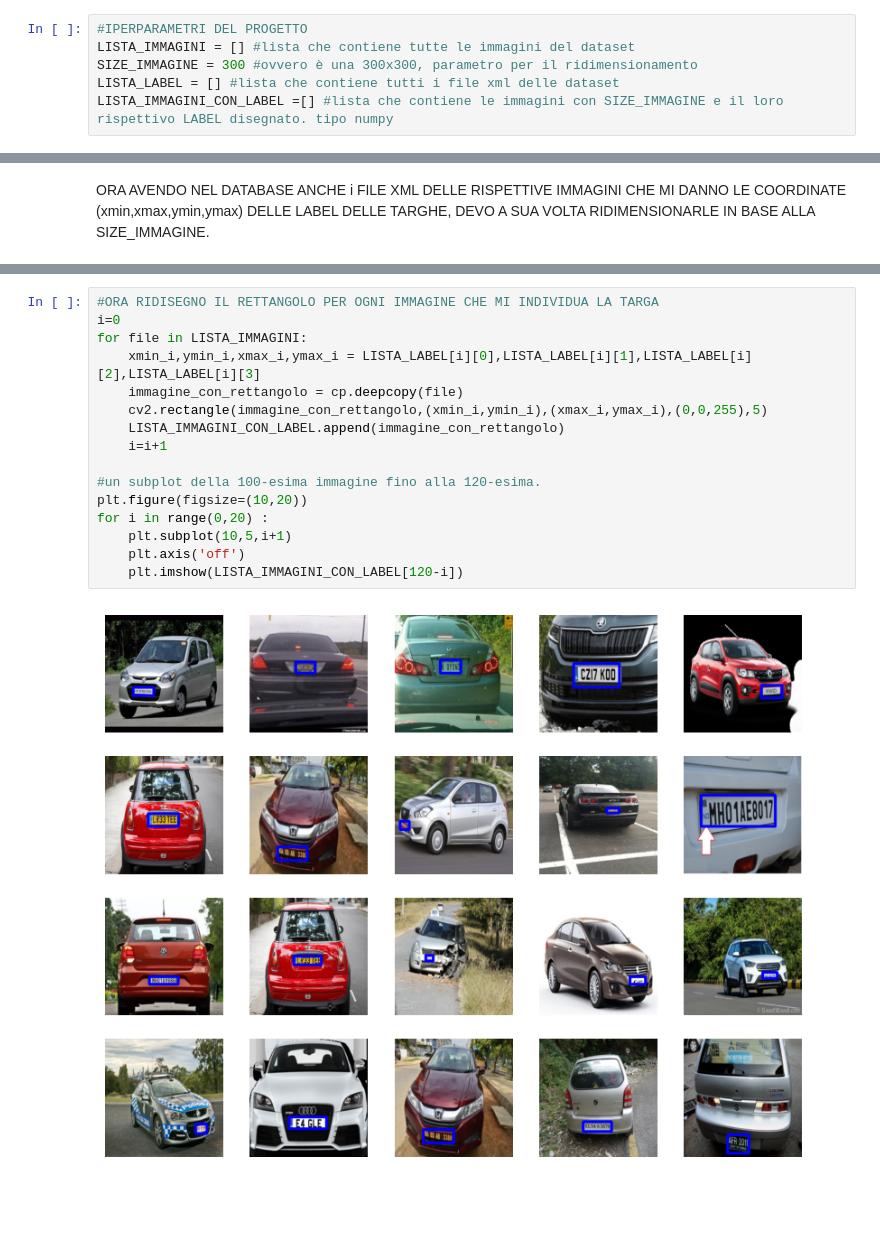
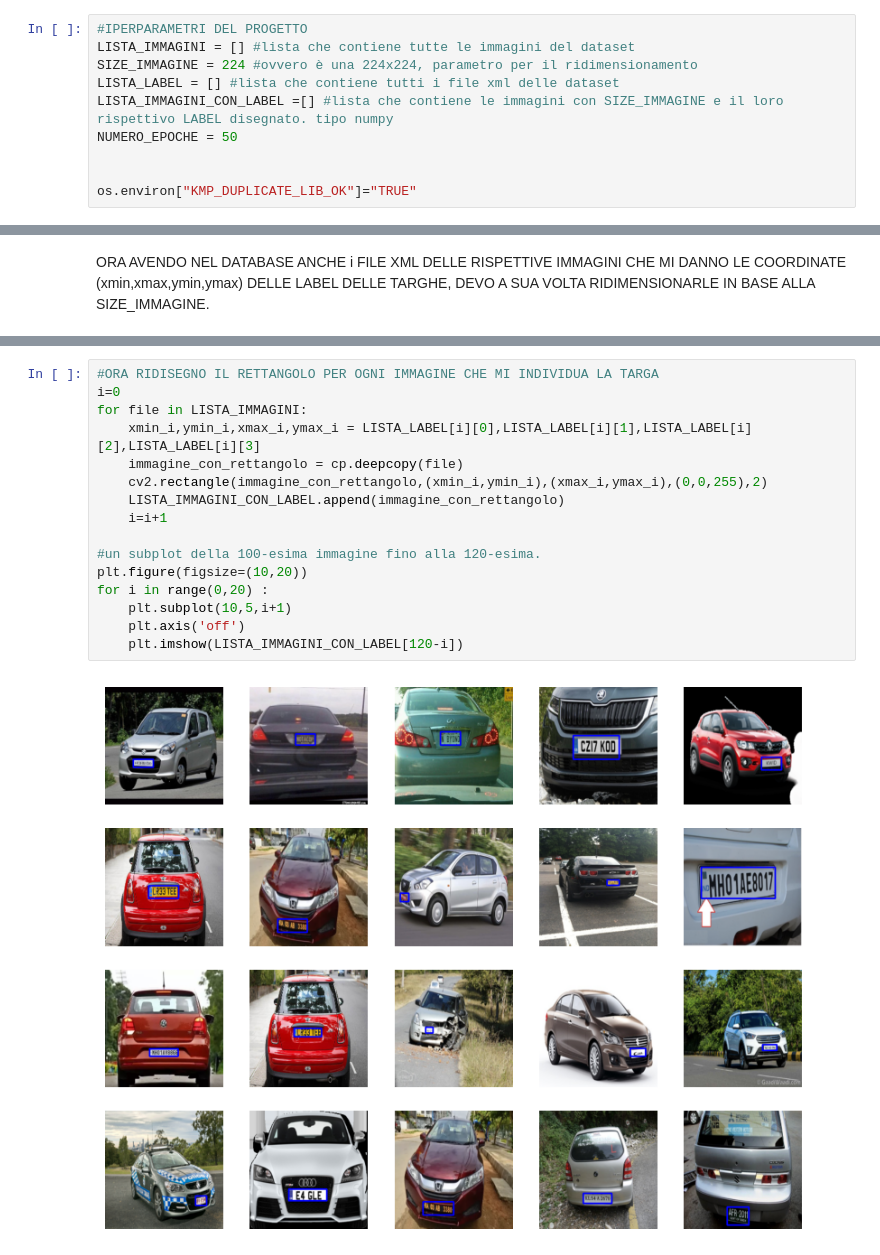
Before and after one commit to paolomastroo/CNN-and-OCR-for-car-plates, a Jupyter notebook: progetto.ipynb, the cells around one changed output, grey strips where cells are left out. Drawn from its saved outputs; the diff is of its cells as text; blank space fills up the shorter version.

```diff
--- a/progetto.ipynb
+++ b/progetto.ipynb
@@ -15,9 +21,13 @@ import copy as cp #libreria per copiare le immagini
 # %%
 #IPERPARAMETRI DEL PROGETTO
 LISTA_IMMAGINI = [] #lista che contiene tutte le immagini del dataset
-SIZE_IMMAGINE = 300 #ovvero è una 300x300, parametro per il ridimensionamento
+SIZE_IMMAGINE = 224 #ovvero è una 224x224, parametro per il ridimensionamento
 LISTA_LABEL = [] #lista che contiene tutti i file xml delle dataset
 LISTA_IMMAGINI_CON_LABEL =[] #lista che contiene le immagini con SIZE_IMMAGINE e il loro rispettivo LABEL disegnato. tipo numpy
+NUMERO_EPOCHE = 50
+
+
+os.environ["KMP_DUPLICATE_LIB_OK"]="TRUE"
 # %% [markdown]
 PREPARAZIONE DEL DATI, OVVERO PREPROCESSING, BISOGNA AVERE LE IMMAGINI DELLA STESSA DIMENSIONE. (NON SERVE DATA AGGREGATION PERCHE' SONO ABBASTANZA I DATI DISPONIBILI ALL'INTERNO DI QUESTO DATASET)
 # %%
@@ -87,18 +97,18 @@ print(LISTA_LABEL[0][0],LISTA_LABEL[0][1])
 # %%
 #ORA RIDISEGNO IL RETTANGOLO PER OGNI IMMAGINE CHE MI INDIVIDUA LA TARGA
 i=0
 for file in LISTA_IMMAGINI:
     xmin_i,ymin_i,xmax_i,ymax_i = LISTA_LABEL[i][0],LISTA_LABEL[i][1],LISTA_LABEL[i][2],LISTA_LABEL[i][3]
     immagine_con_rettangolo = cp.deepcopy(file)
-    cv2.rectangle(immagine_con_rettangolo,(xmin_i,ymin_i),(xmax_i,ymax_i),(0,0,255),5)
+    cv2.rectangle(immagine_con_rettangolo,(xmin_i,ymin_i),(xmax_i,ymax_i),(0,0,255),2)
     LISTA_IMMAGINI_CON_LABEL.append(immagine_con_rettangolo)
     i=i+1
 
 #un subplot della 100-esima immagine fino alla 120-esima.
 plt.figure(figsize=(10,20))
 for i in range(0,20) :
     plt.subplot(10,5,i+1)
     plt.axis('off')
     plt.imshow(LISTA_IMMAGINI_CON_LABEL[120-i])
 # %% [output]
-[figure, old version]
+[figure, new version]
```
Also changed, not shown: parts of 11 cells of this notebook, 1 other file.
